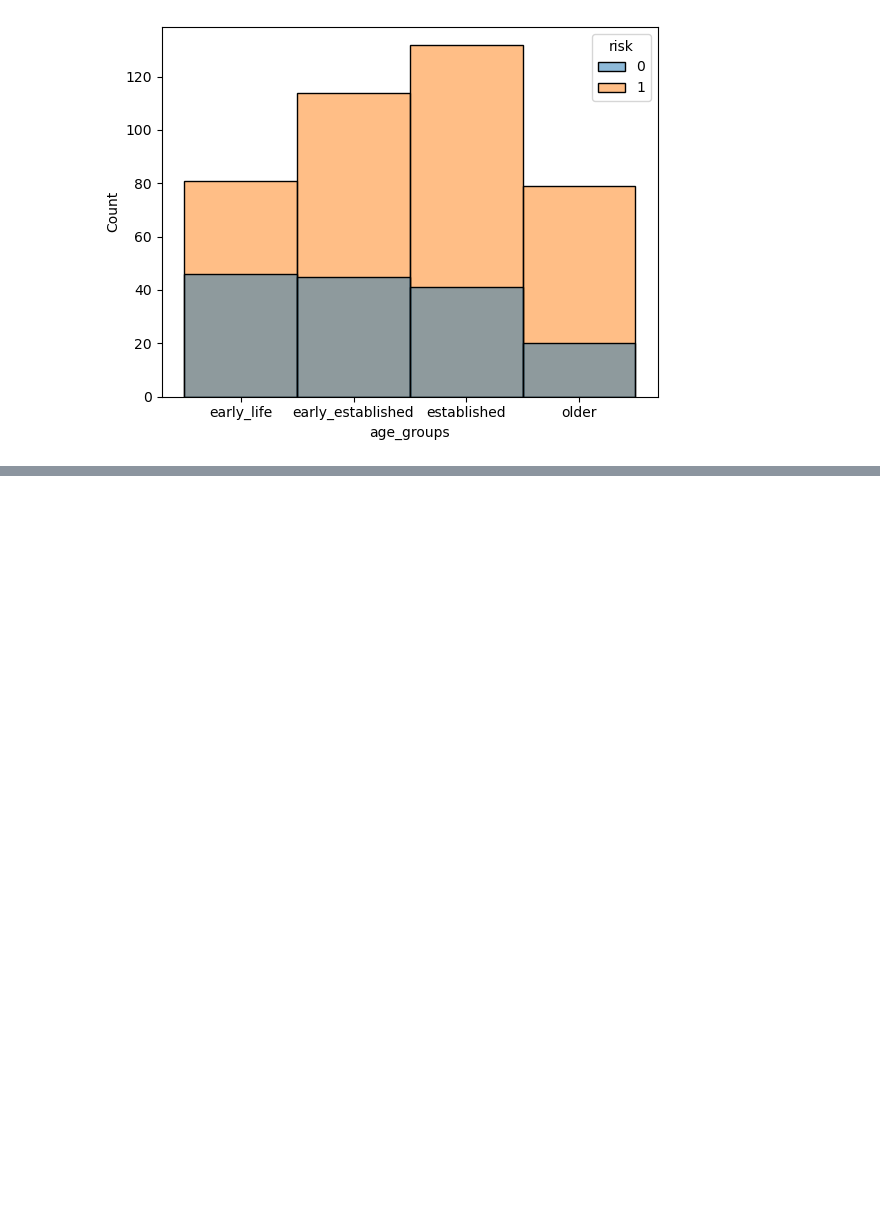
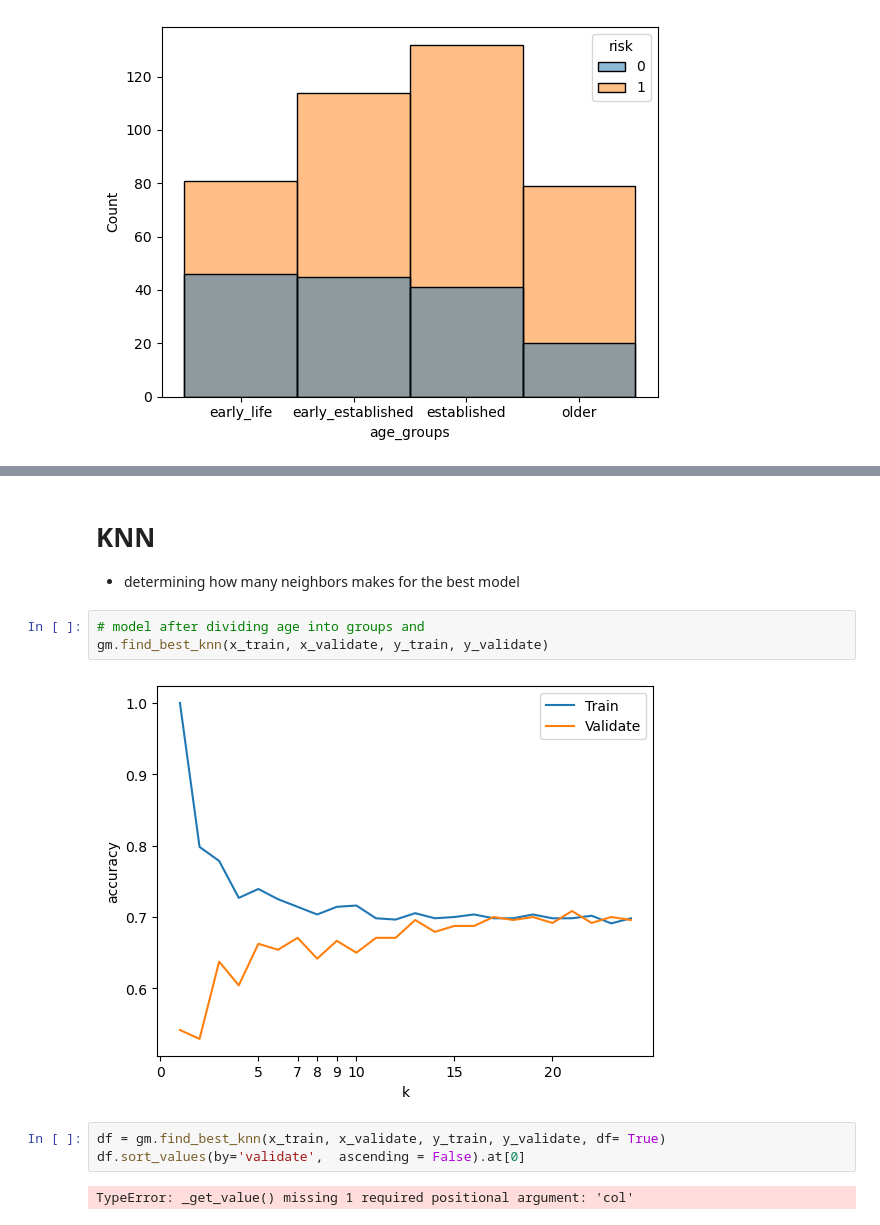
Before and after one commit to jcrosenberger/german_credit_analysis, a Jupyter notebook: work_in_progress.ipynb, the cells around one changed output, grey strips where cells are left out. Drawn from its saved outputs; the diff is of its cells as text; blank space fills up the shorter version.

Commit message:
developed models and added modelling work to modules, including feature engineering which was placed in gca

```diff
--- a/work_in_progress.ipynb
+++ b/work_in_progress.ipynb
@@ -291,2 +235,15 @@ baseline(train, 'risk')
 # %% [output]
 0.6785714285714286
+# %% [markdown]
+# KNN
+- determining how many neighbors makes for the best model
+# %%
+# model after dividing age into groups and
+gm.find_best_knn(x_train, x_validate, y_train, y_validate)
+# %% [output]
+[figure, added]
+# %%
+df = gm.find_best_knn(x_train, x_validate, y_train, y_validate, df= True)
+df.sort_values(by='validate',  ascending = False).at[0]
+# %% [output]
+TypeError: _get_value() missing 1 required positional argument: 'col'
```
Also changed, not shown: parts of 30 cells of this notebook, 5 other files.
